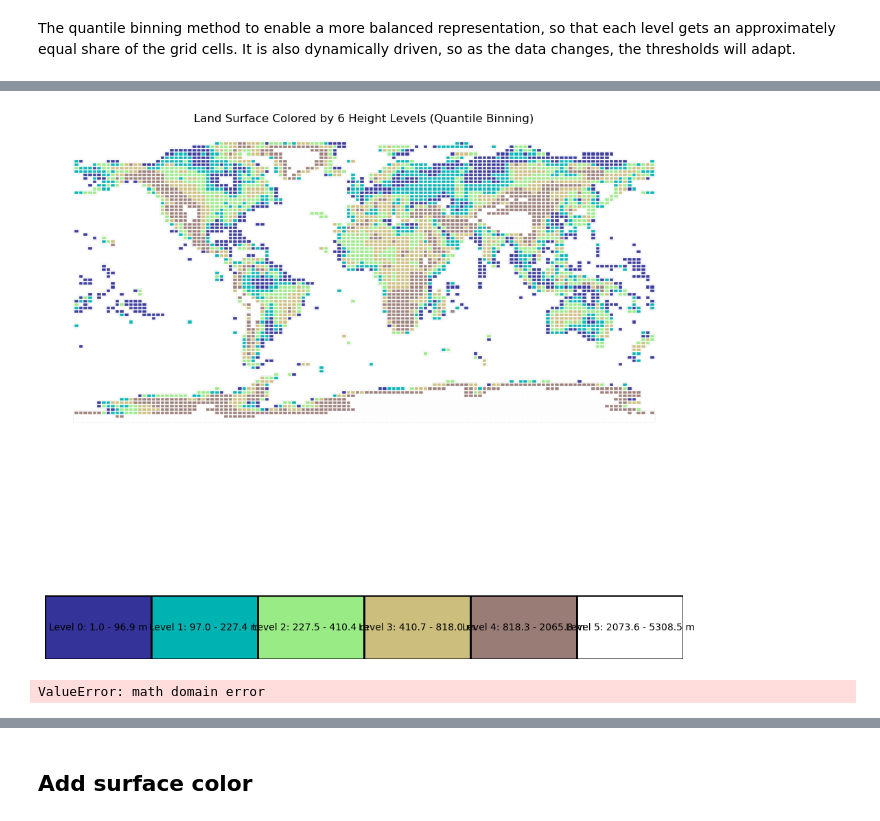
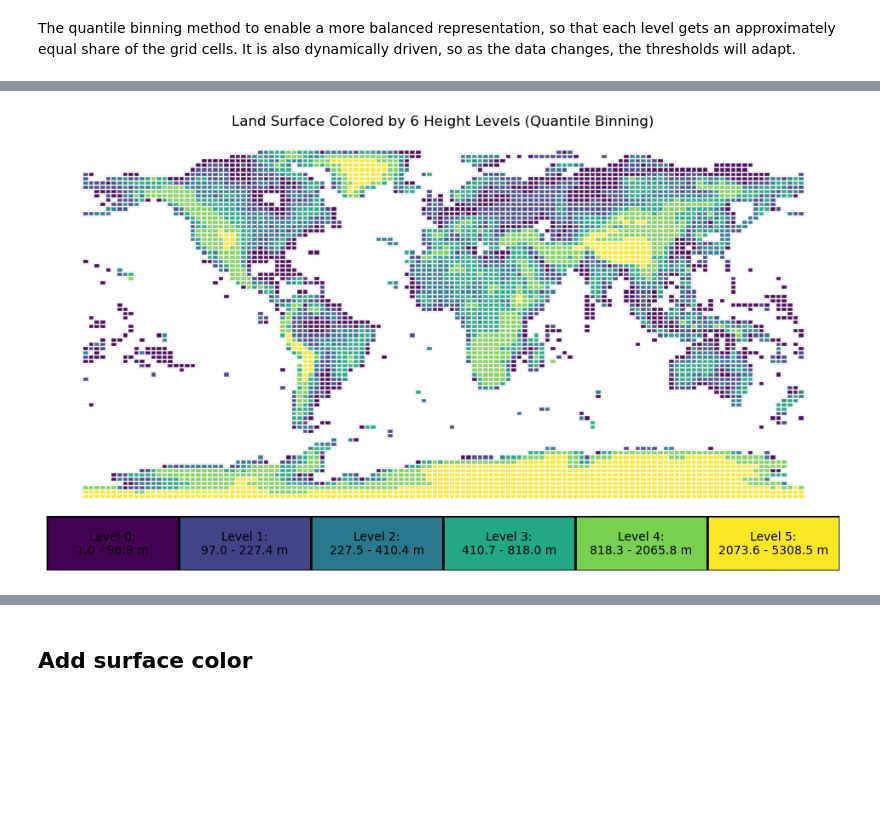
Before and after one commit to sralter/lego_world_map, a Jupyter notebook: lego_world_map.ipynb, the cells around one changed output, grey strips where cells are left out. Saved outputs shown, nothing was run; the diff lists cells and outputs as text; code cells hidden in the pictures; blank space fills up the shorter version.

Commit message:
compare 6 or 7 elevation levels! Next is to add surface color!

```diff
--- a/lego_world_map.ipynb
+++ b/lego_world_map.ipynb
@@ -680,12 +587,12 @@ gdf_land['height_level'] = pd.qcut(
 gdf_land['height_level'] = gdf_land['height_level'].astype(int)
 
 # Define custom colors for the levels using the terrain colormap
-colors = plt.cm.terrain(np.linspace(0, 1, n_levels))
+colors = plt.cm.viridis(np.linspace(0, 1, n_levels))
 cmap = mcolors.ListedColormap(colors)
 
 # Step 3: Visualization setup using GridSpec
-fig = plt.figure(figsize=(12, 12))
-gs = fig.add_gridspec(2, 1, height_ratios=[8, 1])  # GridSpec with 2 rows
+fig = plt.figure(figsize=(12, 10))  # Adjust overall figure size
+gs = fig.add_gridspec(2, 1, height_ratios=[15, 1])  # Tighten second row
 
 # --- Main Plot ---
 ax_main = fig.add_subplot(gs[0])
@@ -707,53 +614,44 @@ ax_main.set_title(f"Land Surface Colored by {n_levels} Height Levels (Quantile B
 
 # --- Custom Color Bar Subplot ---
 ax_cbar = fig.add_subplot(gs[1])
+
+# Reduce spacing between plots
+fig.subplots_adjust(hspace=-0.5)  # Adjust spacing between GridSpec rows
 
 # Add color swatches for each level
 for i in range(n_levels):
     # Get the elevation range for the current level
     level_min = gdf_land[gdf_land['height_level'] == i]['elevation_mean'].min()
     level_max = gdf_land[gdf_land['height_level'] == i]['elevation_mean'].max()
 
     # Add a colored rectangle for each level with a black border
     ax_cbar.add_patch(
         plt.Rectangle(
             (i / n_levels, 0),  # position: (x, y) and width
             1 / n_levels,  # width of each swatch
             1,  # height of each swatch
             facecolor=colors[i],  # Fill color (facecolor)
             linewidth=2,  # Black border width
             edgecolor='black'  # Border color
         )
     )
 
     # Set title with level and its corresponding elevation range
     ax_cbar.text(
         (i + 0.5) / n_levels,  # X position for the text (centered)
         0.5,  # Y position for the text (vertically centered)
         f"Level {i}:\n{level_min:.1f} - {level_max:.1f} m",  # Text content
         ha='center', va='center', color='black', fontsize=10
     )
 
 ax_cbar.set_xlim(0, 1)
 ax_cbar.set_ylim(0, 1)
 ax_cbar.axis('off')  # Hide the axis
 
-# Show the figure
+plt.savefig(f'figures/elevation_with_{n_levels}.pdf', bbox_inches='tight')
+plt.savefig(f'figures/elevation_with_{n_levels}.jpg', bbox_inches='tight')
+plt.savefig(f'figures/elevation_with_{n_levels}.png', bbox_inches='tight')
+
 plt.show()
 # %% [output]
-[figure, old version]
+[figure, new version]
-# %%
-# calculate new height_level attribute
-gdf_grid['log'] = [math.log(x+1) for x in gdf_grid['elevation_mean'].to_list()]
-values = gdf_grid.log.to_list()
-val_min = gdf_grid.log.min()
-values = [round(24*((v / val_min)-1))  if not np.isnan(v) else v for v in values]
-gdf_grid['height_level'] = values #[v if v<8 else 7 for v in values]
-gdf_grid['height_level'] = gdf_grid['height_level'].replace(8, 7)
-gdf_grid['height_level'] = gdf_grid['height_level'].replace(7, 6)
-
-# verify range
-print(gdf_grid.height_level.min())
-print(gdf_grid.height_level.max())
-# %% [output]
-ValueError: math domain error
```
Also changed, not shown: parts of 4 cells of this notebook, 6 other files.
